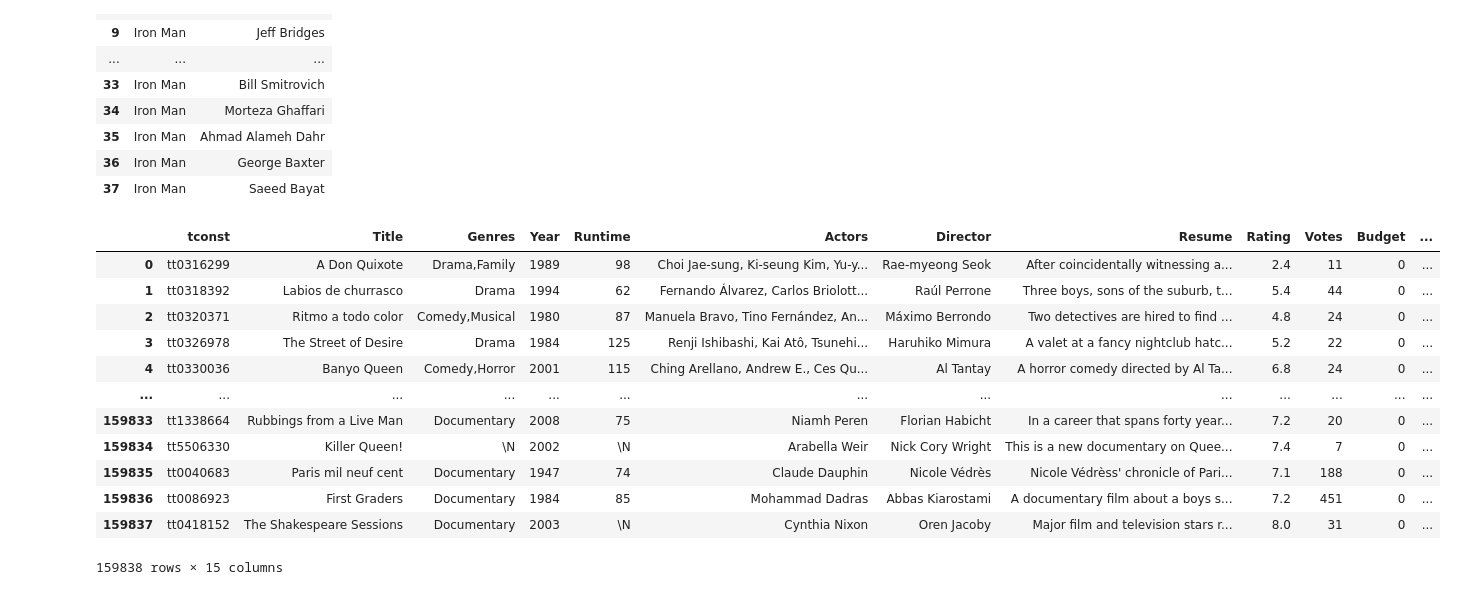
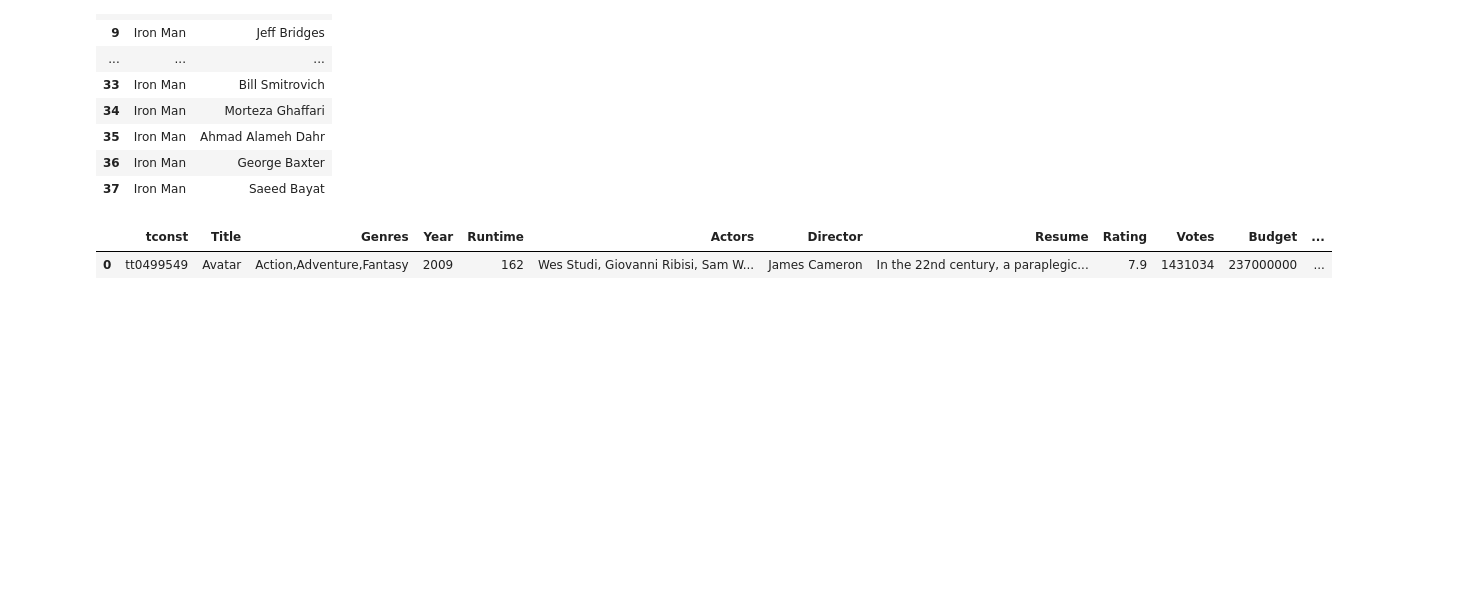
Before and after one commit to Jean-Patrick-Alcolea/Projet-2, a Jupyter notebook: notebooks/Exploration BDD Antoine.ipynb, the cells around one changed output. Saved outputs shown, nothing was run; the diff lists cells and outputs as text; code cells hidden in the pictures; blank space fills up the shorter version.

Commit message:
dataframe_view

```diff
--- a/notebooks/Exploration BDD Antoine.ipynb
+++ b/notebooks/Exploration BDD Antoine.ipynb
@@ -248,43 +236,34 @@ sql(""" SELECT
     tb.tconst AS tconst,
     tb.primaryTitle AS Title,
     tb.genres AS Genres,
     tb.startYear AS Year,
     tb.runtimeMinutes AS Runtime,
     string_agg(DISTINCT actors.primaryName, ', ') AS Actors,
     directors.primaryName AS Director,
     t.overview AS Resume,
     tr.averageRating AS Rating,
     tr.numVotes AS Votes,
     t.Budget AS Budget,
     t.Revenue AS Revenue,
     t.production_companies_name AS ProductionCompanies,
     t.production_companies_country AS ProductionCountries,
     t.poster_path AS Poster
 FROM title_basics tb
 JOIN title_akas ta ON tb.tconst = ta.titleId
 JOIN title_crew tc ON tb.tconst = tc.tconst
 JOIN name_basics directors ON tc.directors = directors.nconst
 JOIN title_principals tp ON tb.tconst = tp.tconst
 JOIN name_basics actors ON tp.nconst = actors.nconst
 JOIN tmdb t ON tb.tconst = t.imdb_id
 JOIN title_ratings tr ON tb.tconst = tr.tconst
 WHERE tp.category IN ('actor', 'actress')
 GROUP BY tb.tconst, tb.primaryTitle, tb.genres, tb.startYear, tb.runtimeMinutes,
          directors.primaryName, t.overview, tr.averageRating, tr.numVotes,
          t.Budget, t.Revenue, t.production_companies_name,
-         t.production_companies_country, t.poster_path;
+         t.production_companies_country, t.poster_path
+ORDER BY t.Revenue DESC
+LIMIT 1
 """)
 # %% [output]
 |  | tconst | Title | Genres | Year | Runtime | Actors | Director | Resume | Rating | Votes | Budget | ... |
-| 0 | tt0316299 | A Don Quixote | Drama,Family | 1989 | 98 | Choi Jae-sung, Ki-seung Kim, Yu-y... | Rae-myeong Seok | After coincidentally witnessing a... | 2.4 | 11 | 0 | ... |
-| 1 | tt0318392 | Labios de churrasco | Drama | 1994 | 62 | Fernando Álvarez, Carlos Briolott... | Raúl Perrone | Three boys, sons of the suburb, t... | 5.4 | 44 | 0 | ... |
-| 2 | tt0320371 | Ritmo a todo color | Comedy,Musical | 1980 | 87 | Manuela Bravo, Tino Fernández, An... | Máximo Berrondo | Two detectives are hired to find ... | 4.8 | 24 | 0 | ... |
-| 3 | tt0326978 | The Street of Desire | Drama | 1984 | 125 | Renji Ishibashi, Kai Atô, Tsunehi... | Haruhiko Mimura | A valet at a fancy nightclub hatc... | 5.2 | 22 | 0 | ... |
-| 4 | tt0330036 | Banyo Queen | Comedy,Horror | 2001 | 115 | Ching Arellano, Andrew E., Ces Qu... | Al Tantay | A horror comedy directed by Al Ta... | 6.8 | 24 | 0 | ... |
-| ... | ... | ... | ... | ... | ... | ... | ... | ... | ... | ... | ... | ... |
-| 159833 | tt1338664 | Rubbings from a Live Man | Documentary | 2008 | 75 | Niamh Peren | Florian Habicht | In a career that spans forty year... | 7.2 | 20 | 0 | ... |
-| 159834 | tt5506330 | Killer Queen! | \N | 2002 | \N | Arabella Weir | Nick Cory Wright | This is a new documentary on Quee... | 7.4 | 7 | 0 | ... |
-| 159835 | tt0040683 | Paris mil neuf cent | Documentary | 1947 | 74 | Claude Dauphin | Nicole Védrès | Nicole Védrèss' chronicle of Pari... | 7.1 | 188 | 0 | ... |
-| 159836 | tt0086923 | First Graders | Documentary | 1984 | 85 | Mohammad Dadras | Abbas Kiarostami | A documentary film about a boys s... | 7.2 | 451 | 0 | ... |
-| 159837 | tt0418152 | The Shakespeare Sessions | Documentary | 2003 | \N | Cynthia Nixon | Oren Jacoby | Major film and television stars r... | 8.0 | 31 | 0 | ... |
+| 0 | tt0499549 | Avatar | Action,Adventure,Fantasy | 2009 | 162 | Wes Studi, Giovanni Ribisi, Sam W... | James Cameron | In the 22nd century, a paraplegic... | 7.9 | 1431034 | 237000000 | ... |
-159838 rows × 15 columns
```
Also changed, not shown: parts of 6 cells of this notebook.
